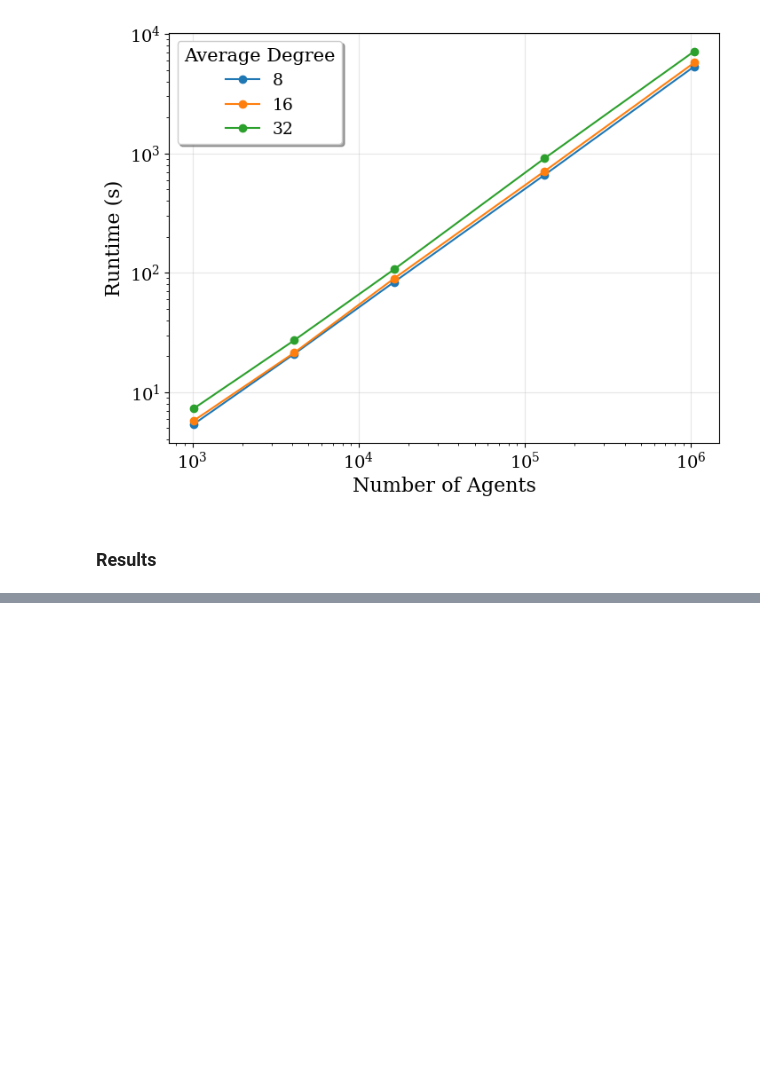
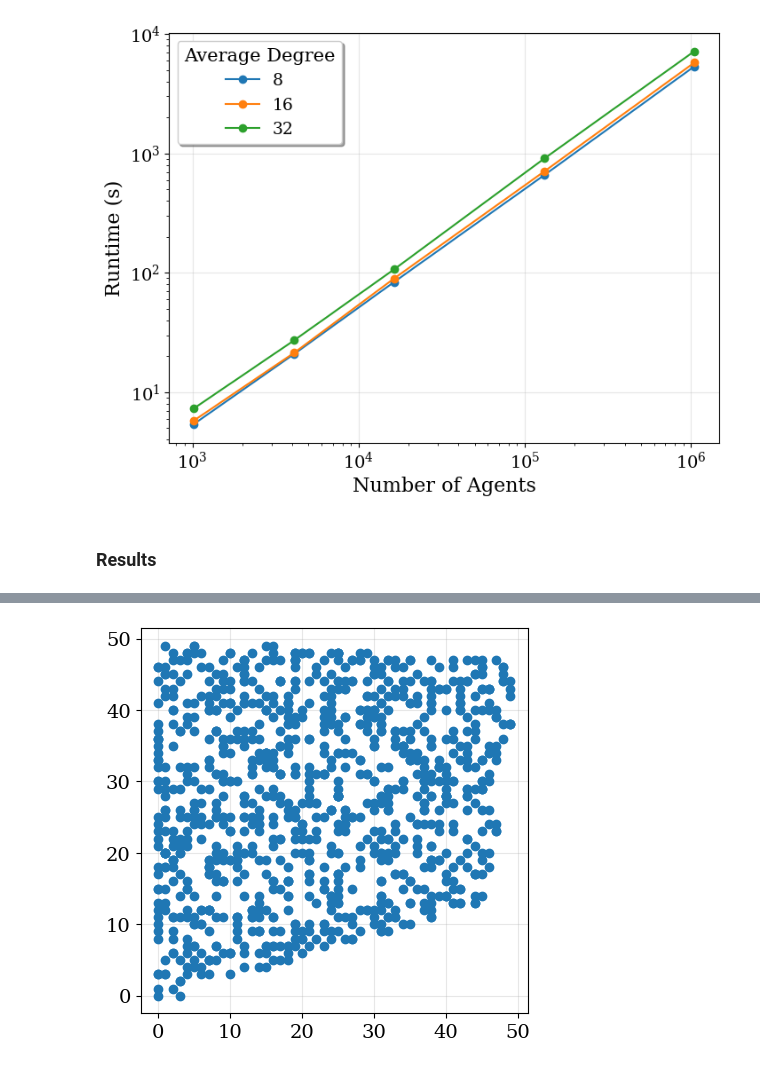
Before and after one commit to SDCCA/DGL-PTM, a Jupyter notebook: DGL_testing/misc_testing.ipynb, the cells around one changed output, grey strips where cells are left out. Saved outputs shown, nothing was run; the diff lists cells and outputs as text; code cells hidden in the pictures; blank space fills up the shorter version.

```diff
--- a/DGL_testing/misc_testing.ipynb
+++ b/DGL_testing/misc_testing.ipynb
@@ -387,0 +563,14 @@ for i in range(50):
+# %%
+plt.figure(figsize=(5,5))
+
+asdf = model.graph.ndata["home_location"]
+
+plt.scatter(
+    asdf[:,0],
+    asdf[:,1]
+)
+plt.xlim(0,50)
+plt.ylim(0,50)
+plt.show()
+# %% [output]
+[figure, added]
```
Also changed, not shown: parts of 11 cells of this notebook, 1 other file.
